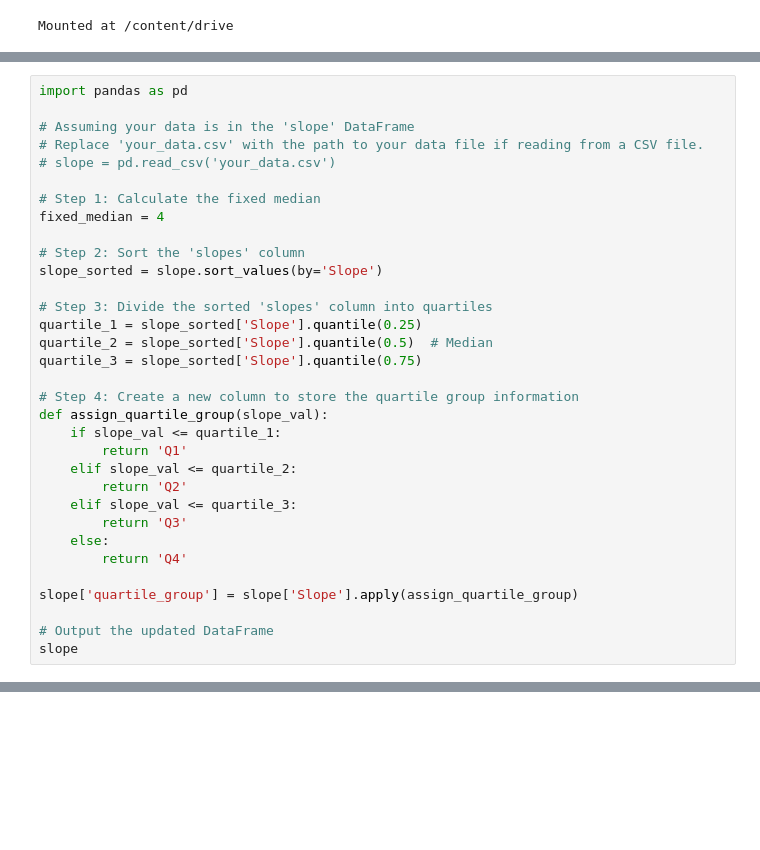
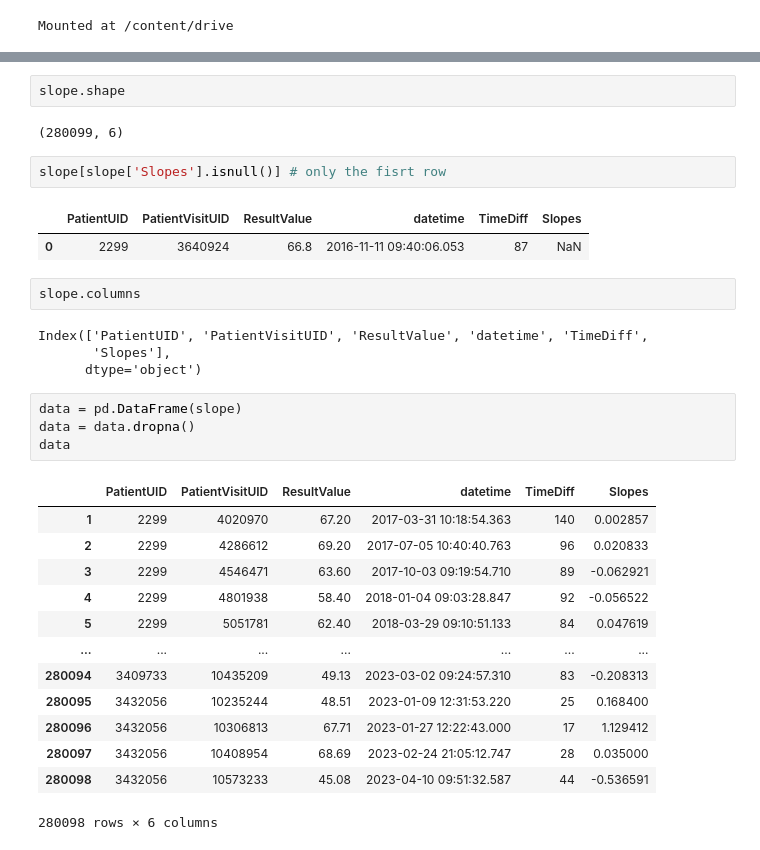
Before and after one commit to Aomaphisara/Project, a Jupyter notebook: Quartile.ipynb, the cells around one changed output, grey strips where cells are left out. Cells and saved outputs as stored; diff of their text form; blank space fills up the shorter version.

```diff
--- a/Quartile.ipynb
+++ b/Quartile.ipynb
@@ -28,34 +28 @@ Slope              False
 dtype: bool
-# %%
-import pandas as pd
-
-# Assuming your data is in the 'slope' DataFrame
-# Replace 'your_data.csv' with the path to your data file if reading from a CSV file.
-# slope = pd.read_csv('your_data.csv')
-
-# Step 1: Calculate the fixed median
-fixed_median = 4
-
-# Step 2: Sort the 'slopes' column
-slope_sorted = slope.sort_values(by='Slope')
-
-# Step 3: Divide the sorted 'slopes' column into quartiles
-quartile_1 = slope_sorted['Slope'].quantile(0.25)
-quartile_2 = slope_sorted['Slope'].quantile(0.5)  # Median
-quartile_3 = slope_sorted['Slope'].quantile(0.75)
-
-# Step 4: Create a new column to store the quartile group information
-def assign_quartile_group(slope_val):
-    if slope_val <= quartile_1:
-        return 'Q1'
-    elif slope_val <= quartile_2:
-        return 'Q2'
-    elif slope_val <= quartile_3:
-        return 'Q3'
-    else:
-        return 'Q4'
-
-slope['quartile_group'] = slope['Slope'].apply(assign_quartile_group)
-
-# Output the updated DataFrame
-slope
@@ -126,0 +29,33 @@ min_max_values
+# %%
+slope.shape
+# %% [output]
+(280099, 6)
+# %%
+slope[slope['Slopes'].isnull()] # only the fisrt row
+# %% [output]
+|  | PatientUID | PatientVisitUID | ResultValue | datetime | TimeDiff | Slopes |
+| 0 | 2299 | 3640924 | 66.8 | 2016-11-11 09:40:06.053 | 87 | NaN |
+# %%
+slope.columns
+# %% [output]
+Index(['PatientUID', 'PatientVisitUID', 'ResultValue', 'datetime', 'TimeDiff',
+       'Slopes'],
+      dtype='object')
+# %%
+data = pd.DataFrame(slope)
+data = data.dropna()
+data
+# %% [output]
+|  | PatientUID | PatientVisitUID | ResultValue | datetime | TimeDiff | Slopes |
+| 1 | 2299 | 4020970 | 67.20 | 2017-03-31 10:18:54.363 | 140 | 0.002857 |
+| 2 | 2299 | 4286612 | 69.20 | 2017-07-05 10:40:40.763 | 96 | 0.020833 |
+| 3 | 2299 | 4546471 | 63.60 | 2017-10-03 09:19:54.710 | 89 | -0.062921 |
+| 4 | 2299 | 4801938 | 58.40 | 2018-01-04 09:03:28.847 | 92 | -0.056522 |
+| 5 | 2299 | 5051781 | 62.40 | 2018-03-29 09:10:51.133 | 84 | 0.047619 |
+| ... | ... | ... | ... | ... | ... | ... |
+| 280094 | 3409733 | 10435209 | 49.13 | 2023-03-02 09:24:57.310 | 83 | -0.208313 |
+| 280095 | 3432056 | 10235244 | 48.51 | 2023-01-09 12:31:53.220 | 25 | 0.168400 |
+| 280096 | 3432056 | 10306813 | 67.71 | 2023-01-27 12:22:43.000 | 17 | 1.129412 |
+| 280097 | 3432056 | 10408954 | 68.69 | 2023-02-24 21:05:12.747 | 28 | 0.035000 |
+| 280098 | 3432056 | 10573233 | 45.08 | 2023-04-10 09:51:32.587 | 44 | -0.536591 |
+280098 rows × 6 columns
```
Also changed, not shown: parts of 23 cells of this notebook.
